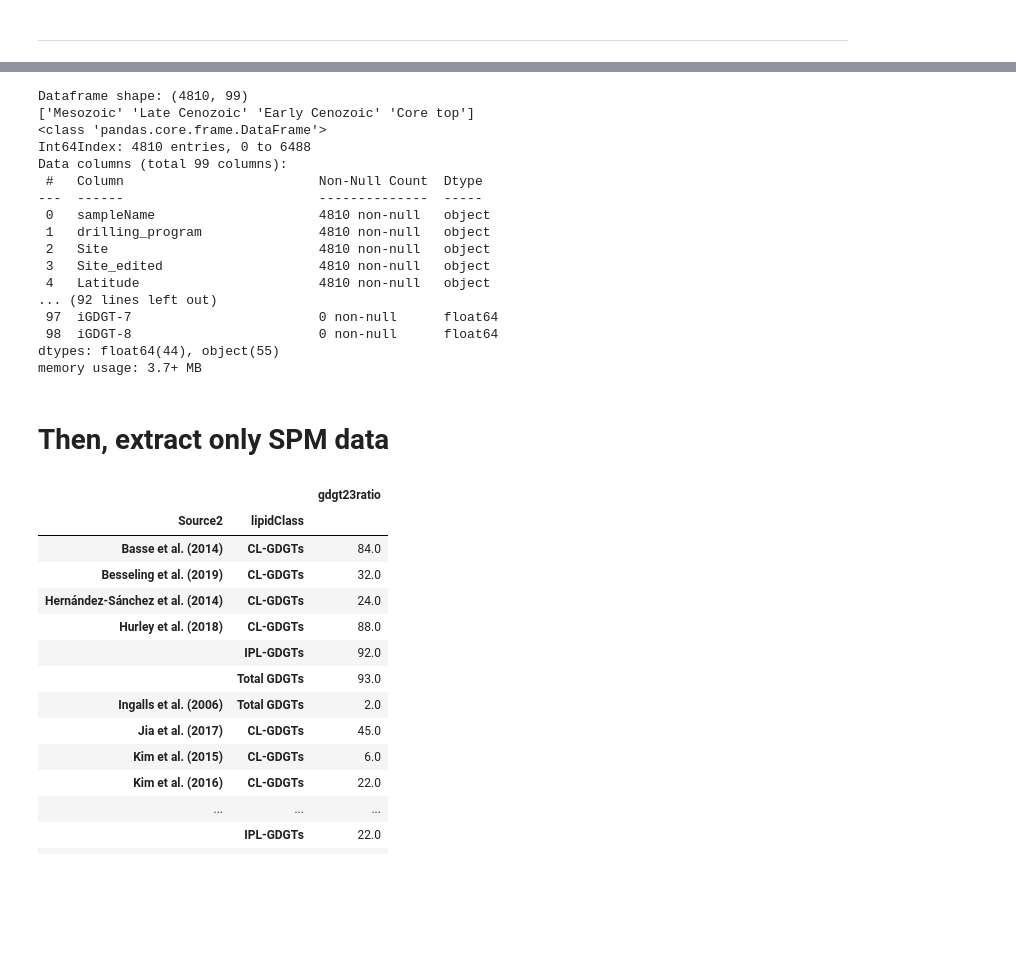
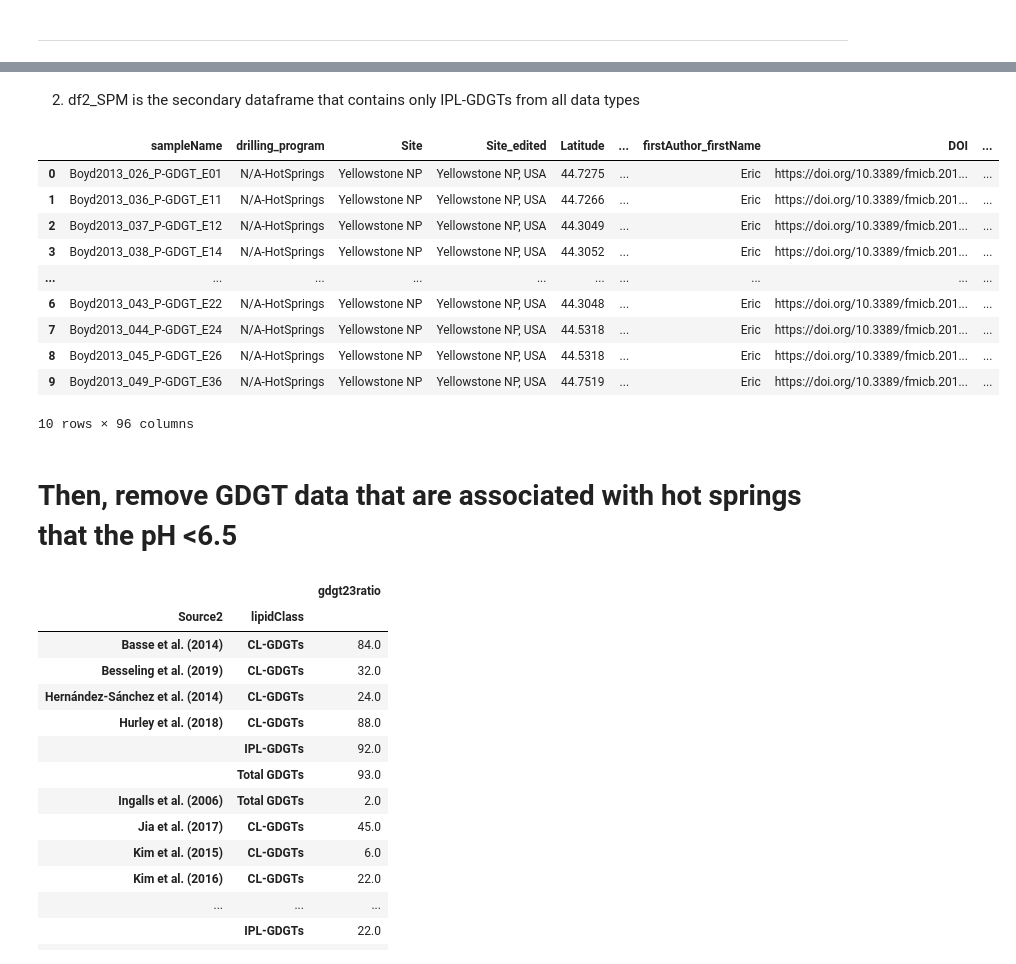
Before and after one commit to PaleoLipidRR/marine-AOA-GDGT-distribution, a Jupyter notebook: PNAS_pythonCodeS1_BeyondTEX86_preprocessing_RR.ipynb, the cells around one changed output, grey strips where cells are left out. Saved outputs shown, nothing was run; the diff lists cells and outputs as text; code cells hidden in the pictures; blank space fills up the shorter version.

```diff
--- a/PNAS_pythonCodeS1_BeyondTEX86_preprocessing_RR.ipynb
+++ b/PNAS_pythonCodeS1_BeyondTEX86_preprocessing_RR.ipynb
@@ -279,32 +404,24 @@ new_df
-# %%
-df2 = df2[(df2['dataType_level1']=='Core top')|
-          (df2['dataType_level1']=='Late Cenozoic')|
-          (df2['dataType_level1']=='Early Cenozoic')|
-          (df2['dataType_level1']=='Mesozoic')
-         ]
-print("Dataframe shape:",df2.shape)
-print(df2.dataType_level1.unique())
-df2.info()
-# %% [output]
-Dataframe shape: (4810, 99)
-['Mesozoic' 'Late Cenozoic' 'Early Cenozoic' 'Core top']
-<class 'pandas.core.frame.DataFrame'>
-Int64Index: 4810 entries, 0 to 6488
-Data columns (total 99 columns):
- #   Column                         Non-Null Count  Dtype
----  ------                         --------------  -----
- 0   sampleName                     4810 non-null   object
- 1   drilling_program               4810 non-null   object
- 2   Site                           4810 non-null   object
- 3   Site_edited                    4810 non-null   object
- 4   Latitude                       4810 non-null   object
-... (92 lines left out)
- 97  iGDGT-7                        0 non-null      float64
- 98  iGDGT-8                        0 non-null      float64
-dtypes: float64(44), object(55)
-memory usage: 3.7+ MB
-# %% [markdown]
-# **Then, extract only SPM data**
+# %% [markdown]
+2. df2_SPM is the secondary dataframe that contains only IPL-GDGTs from all data types
+# %%
+df2_SPM = df2[df2.lipidClass=='IPL-GDGTs']
+df2_SPM = df2_SPM.reset_index()
+df2_SPM = df2_SPM.drop(columns='index')
+df2_SPM.head(10)
+# %% [output]
+|  | sampleName | drilling_program | Site | Site_edited | Latitude | ... | firstAuthor_firstName | DOI | ... |
+| 0 | Boyd2013_026_P-GDGT_E01 | N/A-HotSprings | Yellowstone NP | Yellowstone NP, USA | 44.7275 | ... | Eric | https://doi.org/10.3389/fmicb.201... | ... |
+| 1 | Boyd2013_036_P-GDGT_E11 | N/A-HotSprings | Yellowstone NP | Yellowstone NP, USA | 44.7266 | ... | Eric | https://doi.org/10.3389/fmicb.201... | ... |
+| 2 | Boyd2013_037_P-GDGT_E12 | N/A-HotSprings | Yellowstone NP | Yellowstone NP, USA | 44.3049 | ... | Eric | https://doi.org/10.3389/fmicb.201... | ... |
+| 3 | Boyd2013_038_P-GDGT_E14 | N/A-HotSprings | Yellowstone NP | Yellowstone NP, USA | 44.3052 | ... | Eric | https://doi.org/10.3389/fmicb.201... | ... |
+| ... | ... | ... | ... | ... | ... | ... | ... | ... | ... |
+| 6 | Boyd2013_043_P-GDGT_E22 | N/A-HotSprings | Yellowstone NP | Yellowstone NP, USA | 44.3048 | ... | Eric | https://doi.org/10.3389/fmicb.201... | ... |
+| 7 | Boyd2013_044_P-GDGT_E24 | N/A-HotSprings | Yellowstone NP | Yellowstone NP, USA | 44.5318 | ... | Eric | https://doi.org/10.3389/fmicb.201... | ... |
+| 8 | Boyd2013_045_P-GDGT_E26 | N/A-HotSprings | Yellowstone NP | Yellowstone NP, USA | 44.5318 | ... | Eric | https://doi.org/10.3389/fmicb.201... | ... |
+| 9 | Boyd2013_049_P-GDGT_E36 | N/A-HotSprings | Yellowstone NP | Yellowstone NP, USA | 44.7519 | ... | Eric | https://doi.org/10.3389/fmicb.201... | ... |
+10 rows × 96 columns
+# %% [markdown]
+# **Then, remove GDGT data that are associated with hot springs that the pH <6.5**
 # %%
 pd.set_option('display.max_rows',None)
 df[df.dataType_level1=='Water-column SPM'].pivot_table(index=('Source2','lipidClass'),values='gdgt23ratio',aggfunc=lambda x: len(x.unique()))
```
Also changed, not shown: parts of 45 cells of this notebook.
